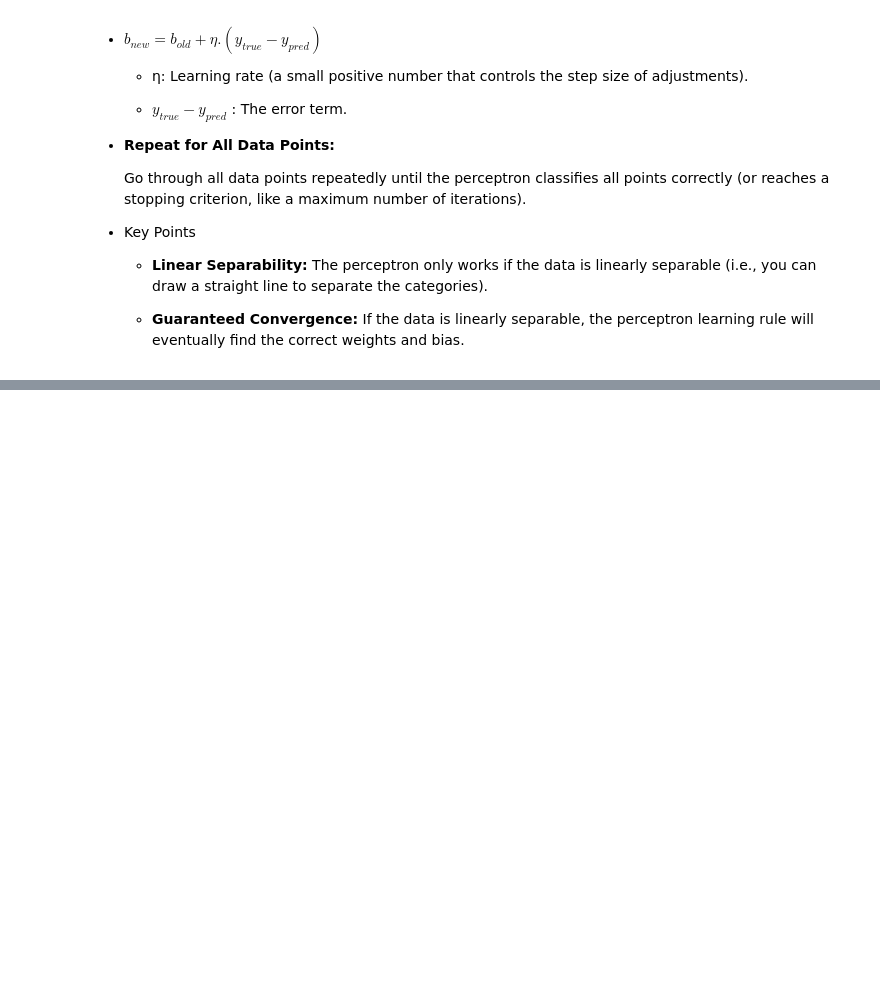
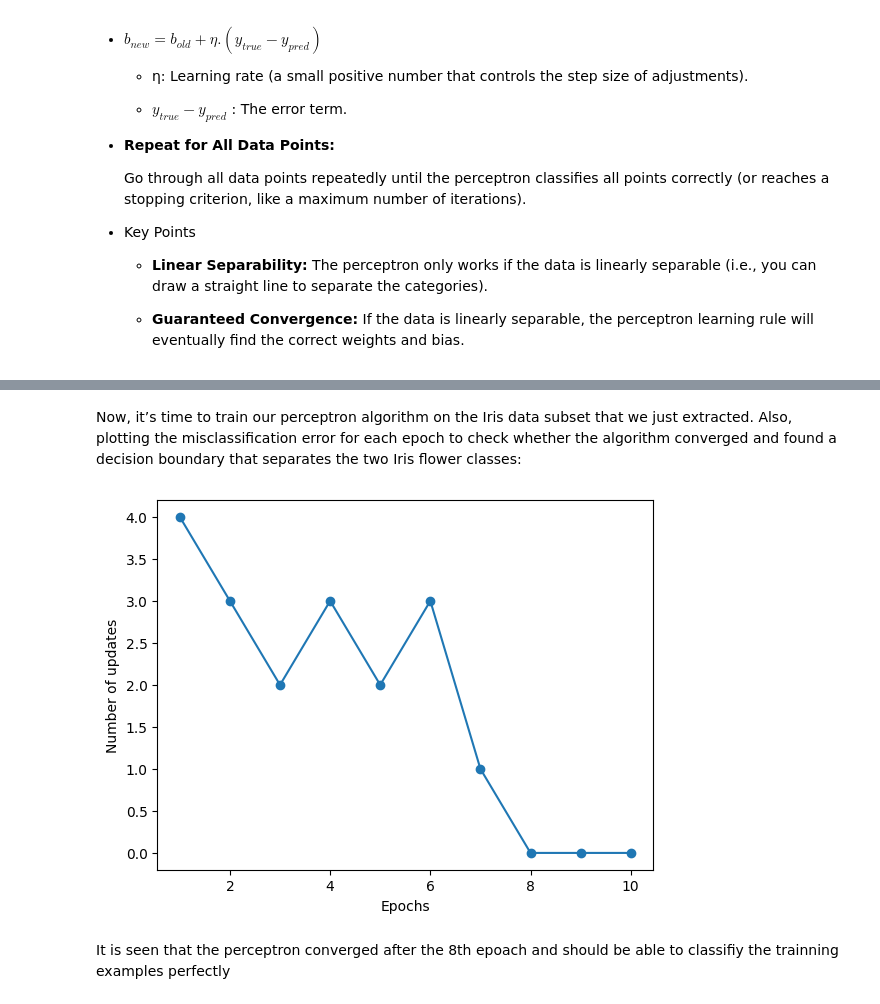
Before and after one commit to HarshMartinTopno/From_Scratch, a Jupyter notebook: Perceptron.ipynb, the cells around one changed output, grey strips where cells are left out. Drawn from its saved outputs; the diff is of its cells as text; code cells hidden in the pictures; blank space fills up the shorter version.

Commit message:
Perceptron complete :)

```diff
--- a/Perceptron.ipynb
+++ b/Perceptron.ipynb
@@ -60,10 +63,10 @@ For a given input vector (*X*), compute the perceptron's output ($𝑦_{pred}$)
 # %%
 class Perceptron:
 
-  def __init__(self, eta = 0.01, n_iter = 50, random_state = 1):
+  def __init__(self, eta = 0.01, n_iters = 50, random_state = 1):
 
     self.eta = eta   # learning rate
-    self.n_iter = n_iter # number of epochs
+    self.n_iters = n_iters # number of epochs
     self.random_state = random_state
 
   def fit(self, X, y):
@@ -71,10 +74,10 @@ class Perceptron:
     rgen = np.random.RandomState(self.random_state)
     # initial weight vector contains small random numbers drawn from a normal distribution with a standard deviation of 0.01
     self.w_ = rgen.normal(loc = 0.0, scale = 0.01, size = X.shape[1])
-    self.b_ = np.float(0.) # bias with initial value zero
+    self.b_ = float(0.) # bias with initial value zero
     self.errors_ = []
 
-    for _ in range(self.n_iter):
+    for _ in range(self.n_iters):
       errors = 0
       for xi, target in zip(X,y):
         update = self.eta * (target - self.predict(xi))
@@ -92,0 +140,15 @@ class Perceptron:
+# %% [markdown]
+Now, it’s time to train our perceptron algorithm on the Iris data subset that we just extracted. Also,
+ plotting the misclassification error for each epoch to check whether the algorithm converged and
+found a decision boundary that separates the two Iris flower classes:
+# %%
+ppn = Perceptron(eta = 0.001, n_iters = 10)
+ppn.fit(X, y)
+plt.plot(range(1, len(ppn.errors_) + 1), ppn.errors_, marker = 'o')
+plt.xlabel("Epochs")
+plt.ylabel("Number of updates")
+plt.show()
+# %% [output]
+[figure, added]
+# %% [markdown]
+It is seen that the perceptron converged after the 8th epoach and should be able to classifiy the trainning examples perfectly
```
Also changed, not shown: parts of 9 cells of this notebook.
